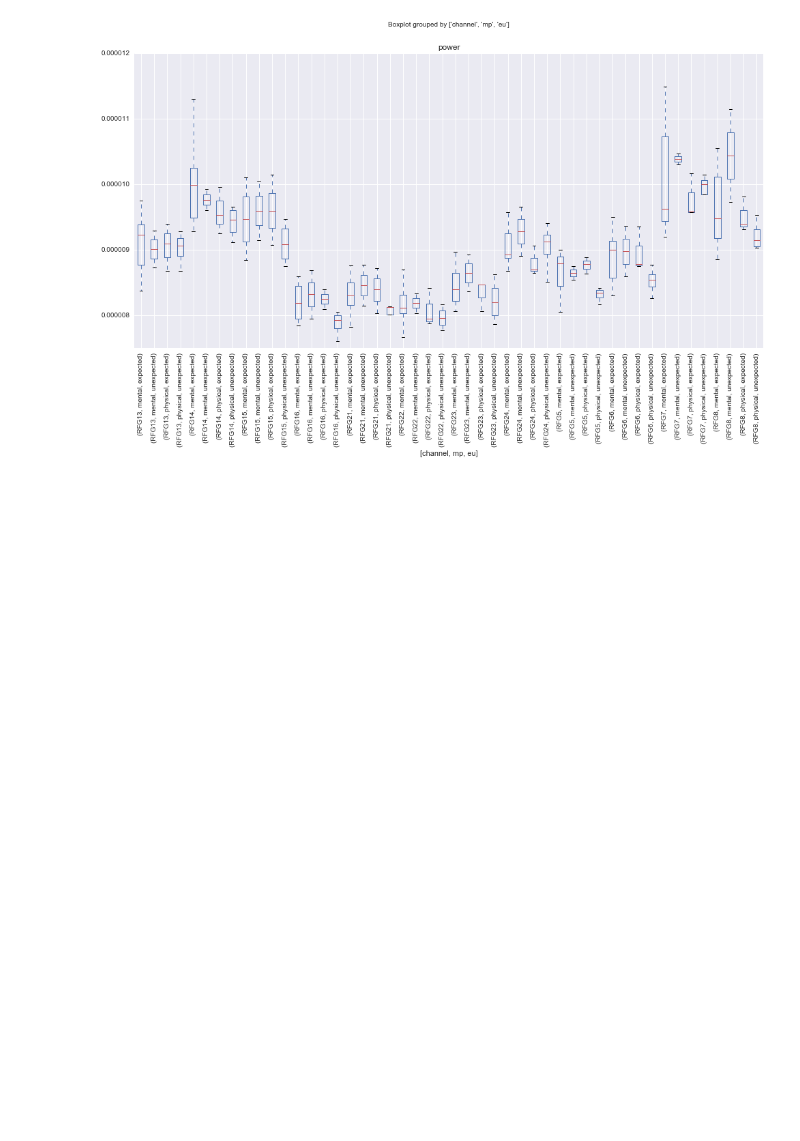
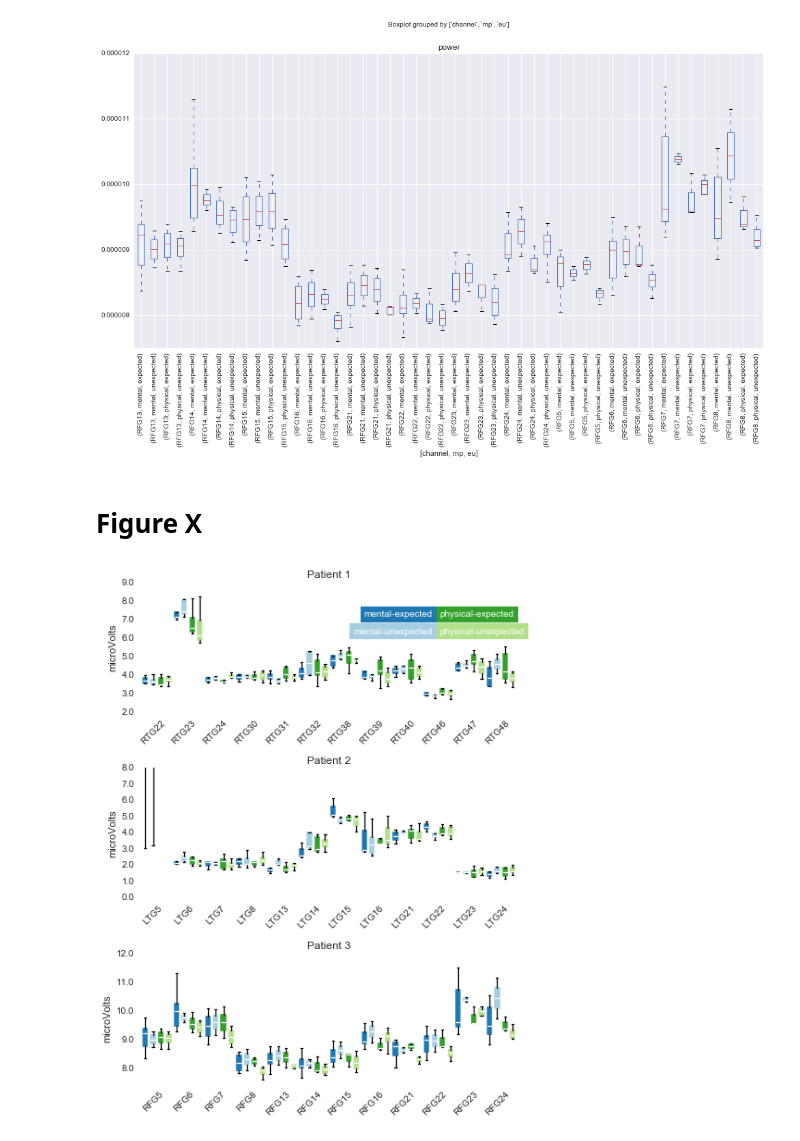
Before and after one commit to andrewbartuska/thesis, a Jupyter notebook: thesis_Average_Power_Localizer.ipynb, the cells around one changed output. Drawn from its saved outputs; the diff is of its cells as text; code cells hidden in the pictures; blank space fills up the shorter version.

```diff
--- a/thesis_Average_Power_Localizer.ipynb
+++ b/thesis_Average_Power_Localizer.ipynb
@@ -467,3 +505,80 @@ mp        1.941889e-13   1.0  1.858774  0.191644
 eu        2.028113e-13   1.0  1.941308  0.182582
 Residual  1.671544e-12  16.0       NaN       NaN
 [figure]
+# %% [markdown]
+# Figure X
+# %%
+fig, axes = plt.subplots(3, 1)
+fig.set_size_inches(6.5, 8.5);
+
+boxColors= ['#1f78b4', '#a6cee3', '#33a02c', '#b2df8a']
+medianColor= "white"
+
+OD = pwr_df4.boxplot(column='power', by=['channel', 'mp', 'eu'], ax=axes[0], return_type='dict', patch_artist=True)
+bp4 = OD['power']
+plt.setp(bp4['boxes'][0::4], color=boxColors[0], linewidth=1.5)
+plt.setp(bp4['boxes'][1::4], color=boxColors[1], linewidth=1.5)
+plt.setp(bp4['boxes'][2::4], color=boxColors[2], linewidth=1.5)
+plt.setp(bp4['boxes'][3::4], color=boxColors[3], linewidth=1.5)
+plt.setp(bp4['medians'], color=medianColor, linewidth=1.25)
+plt.setp(bp4['whiskers'], color='black', linewidth=1.25, linestyle='solid')
+plt.setp(bp4['caps'], color='black', linewidth=1.25)
+plt.sca(axes[0])
+plt.xticks(np.arange(2, len(channels1)*4, 4), channels1, rotation=45);
+axes[0].set_yticklabels(axes[0].get_yticks()*1000000)
+axes[0].set_title("Patient 1");
+axes[0].set_axis_bgcolor('white')
+axes[0].set_ylim(0.000002, 0.000009)
+axes[0].set_ylabel("microVolts")
+axes[0].set_xlabel("")
+
+OD = pwr_df5.boxplot(column='power', by=['channel', 'mp', 'eu'], ax=axes[1], return_type='dict', patch_artist=True)
+bp5 = OD['power']
+plt.setp(bp5['boxes'][0::2], color=boxColors[0], linewidth=1.5)
+plt.setp(bp5['boxes'][1::2], color=boxColors[1], linewidth=1.5)
+plt.setp(bp5['boxes'][2::4], color=boxColors[2], linewidth=1.5)
+plt.setp(bp5['boxes'][3::4], color=boxColors[3], linewidth=1.5)
+plt.setp(bp5['medians'], color=medianColor, linewidth=1.25)
+plt.setp(bp5['whiskers'], color='black', linewidth=1.25, linestyle='solid')
+plt.setp(bp5['caps'], color='black', linewidth=1.25)
+plt.sca(axes[1])
+plt.xticks(np.arange(2, len(channels2)*4, 4), channels2, rotation=45);
+axes[1].set_yticklabels(axes[1].get_yticks()*100000)
+axes[1].set_title("Patient 2")
+axes[1].set_axis_bgcolor('white')
+axes[1].set_ylim(0.000001, 0.000009)
+axes[1].set_ylabel("microVolts")
+axes[1].set_xlabel("")
+
+OD = pwr_df6.boxplot(column='power', by=['channel', 'mp', 'eu'], ax=axes[2], return_type='dict', patch_artist=True)
+bp6 = OD['power']
+plt.setp(bp6['boxes'][0::2], color=boxColors[0], linewidth=1.5)
+plt.setp(bp6['boxes'][1::2], color=boxColors[1], linewidth=1.5)
+plt.setp(bp6['boxes'][2::4], color=boxColors[2], linewidth=1.5)
+plt.setp(bp6['boxes'][3::4], color=boxColors[3], linewidth=1.5)
+plt.setp(bp6['medians'], color=medianColor, linewidth=1.25)
+plt.setp(bp6['whiskers'], color='black', linewidth=1.25, linestyle='solid')
+plt.setp(bp6['caps'], color='black', linewidth=1.25)
+plt.sca(axes[2])
+plt.xticks(np.arange(2, len(channels3)*4, 4), channels3, rotation=45);
+axes[2].set_yticklabels(axes[2].get_yticks()*1000000)
+axes[2].set_title("Patient 3")
+axes[2].set_axis_bgcolor('white')
+#axes[2].set_ylim(0.000002, 0.000009)
+axes[2].set_ylabel("microVolts")
+axes[2].set_xlabel("")
+
+plt.figtext(0.625, 0.9, 'mental-expected',
+            backgroundcolor=boxColors[0], color='white', weight='roman', size='medium')
+plt.figtext(0.60, 0.87, 'mental-unexpected',
+            backgroundcolor=boxColors[1], color='white', weight='roman', size='medium')
+plt.figtext(0.80, 0.9, 'physical-expected',
+            backgroundcolor=boxColors[2], color='white', weight='roman', size='medium')
+plt.figtext(0.80, 0.87, 'physical-unexpected',
+            backgroundcolor=boxColors[3], color='white', weight='roman', size='medium')
+
+plt.suptitle("")
+plt.tight_layout()
+fig.savefig("Average Power ToM & Attention.png")
+# %% [output]
+[figure, added]
```
Also changed, not shown: parts of 20 cells of this notebook.
